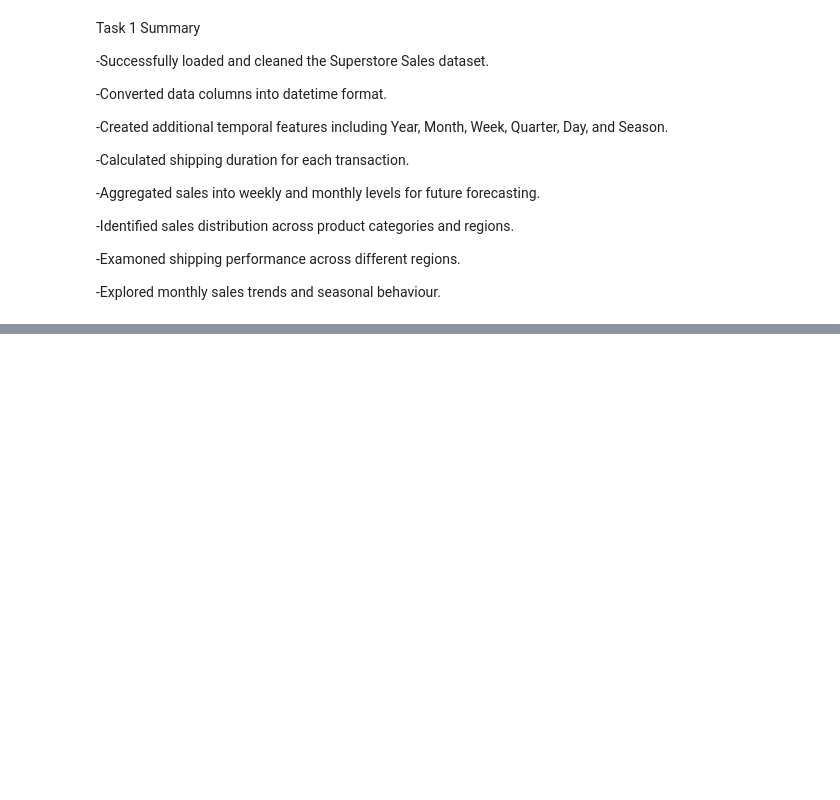
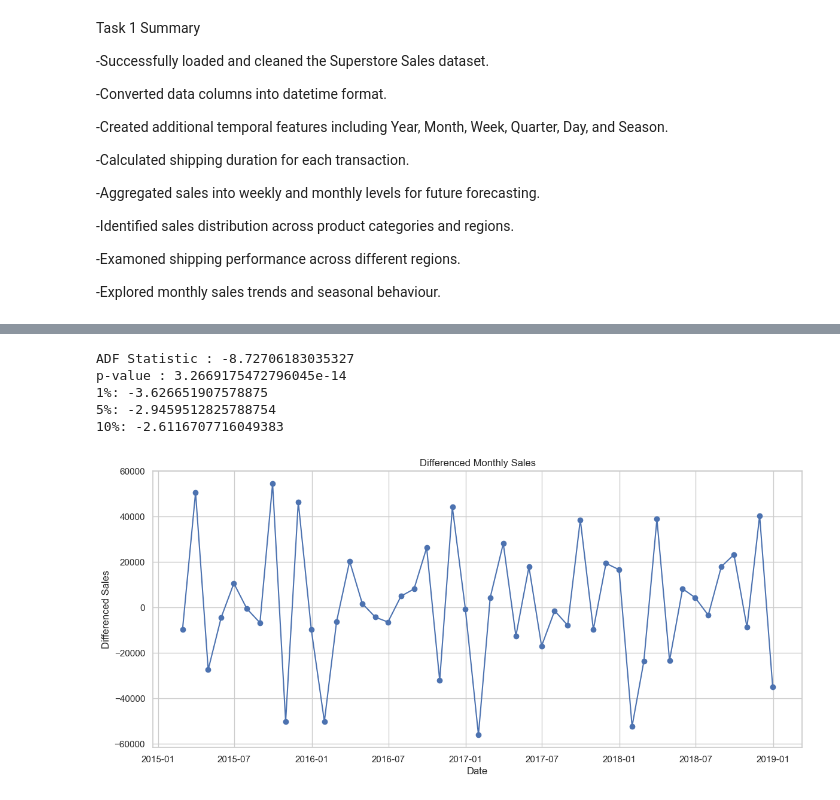
Before and after one commit to Aanya2806/sales-demand-intelligence-system, a Jupyter notebook: analysis.ipynb, the cells around one changed output, grey strips where cells are left out. Drawn from its saved outputs; the diff is of its cells as text; code cells hidden in the pictures; blank space fills up the shorter version.

```diff
--- a/analysis.ipynb
+++ b/analysis.ipynb
@@ -310,0 +405,10 @@ Task 1 Summary
+# %%
+monthly_sales["Differenced Sales"] = (
+    monthly_sales["Sales"].diff()
+)
+monthly_sales.drop(
+    columns=["Differencing Sales", "DifferencedSales"],
+    inplace=True
+)
+
+monthly_sales.head()
@@ -310,0 +423,30 @@ Task 1 Summary
+# %%
+differenced = monthly_sales["Differenced Sales"].dropna()
+# %%
+result2 = adfuller(differenced)
+print("ADF Statistic :", result2[0])
+print("p-value :", result2[1])
+
+for key, value in result2[4].items():
+    print(f"{key}: {value}")
+# %% [output]
+ADF Statistic : -8.72706183035327
+p-value : 3.2669175472796045e-14
+1%: -3.626651907578875
+5%: -2.9459512825788754
+10%: -2.6116707716049383
+# %%
+plt.figure(figsize=(14,6))
+
+plt.plot(
+    differenced,
+    marker="o"
+)
+plt.title("Differenced Monthly Sales")
+plt.xlabel("Date")
+plt.ylabel("Differenced Sales")
+
+plt.grid(True)
+plt.show()
+# %% [output]
+[figure, added]
```
Also changed, not shown: parts of 13 cells of this notebook, 3 other files.
